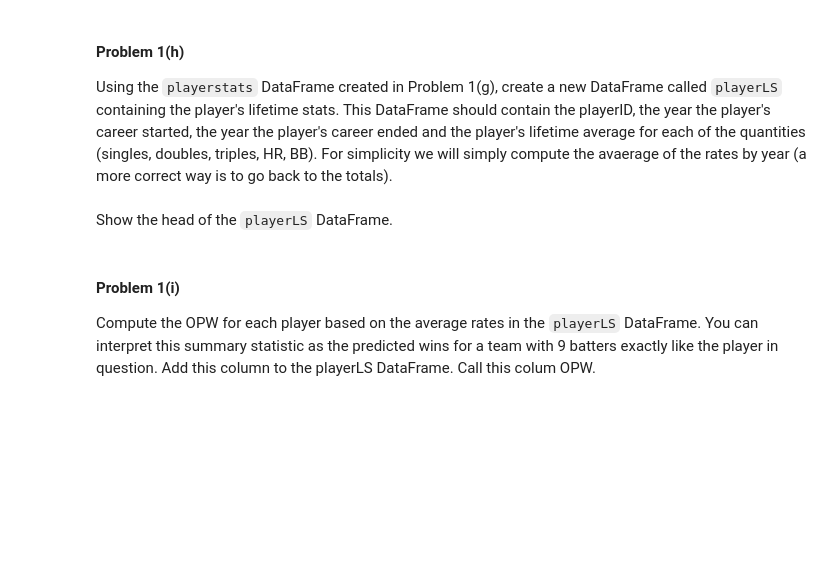
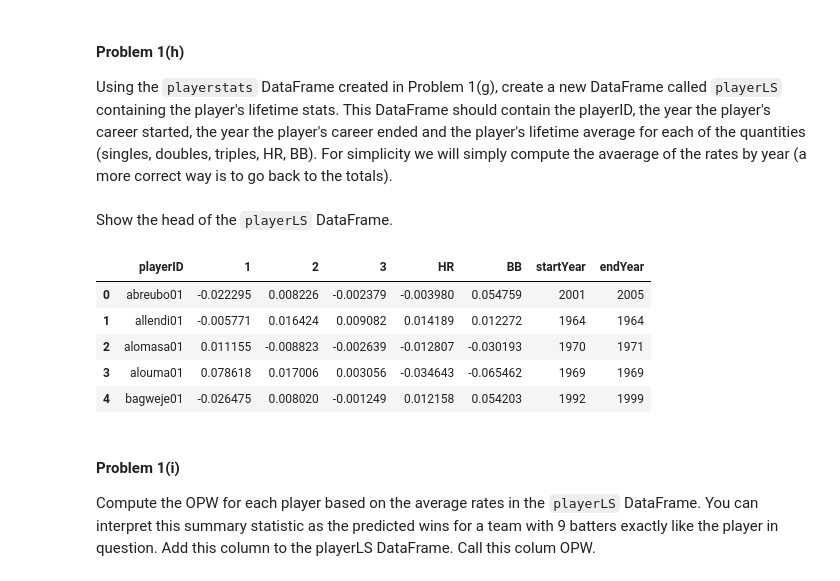
Before and after one commit to suyashSax/CS-109, a Jupyter notebook: Week 7/HW 3.ipynb, the cells around one changed output. Saved outputs shown, nothing was run; the diff lists cells and outputs as text; code cells hidden in the pictures; blank space fills up the shorter version.

```diff
--- a/Week 7/HW 3.ipynb
+++ b/Week 7/HW 3.ipynb
@@ -299,6 +329,14 @@ Using the `playerstats` DataFrame created in Problem 1(g), create a new DataFram
 Show the head of the `playerLS` DataFrame.
 # %%
 ### Your code here ###
+playerLS.head()
+# %% [output]
+|  | playerID | 1 | 2 | 3 | HR | BB | startYear | endYear |
+| 0 | abreubo01 | -0.022295 | 0.008226 | -0.002379 | -0.003980 | 0.054759 | 2001 | 2005 |
+| 1 | allendi01 | -0.005771 | 0.016424 | 0.009082 | 0.014189 | 0.012272 | 1964 | 1964 |
+| 2 | alomasa01 | 0.011155 | -0.008823 | -0.002639 | -0.012807 | -0.030193 | 1970 | 1971 |
+| 3 | alouma01 | 0.078618 | 0.017006 | 0.003056 | -0.034643 | -0.065462 | 1969 | 1969 |
+| 4 | bagweje01 | -0.026475 | 0.008020 | -0.001249 | 0.012158 | 0.054203 | 1992 | 1999 |
 # %% [markdown]
 #### Problem 1(i)
 
```
Also changed, not shown: parts of 15 cells of this notebook.
